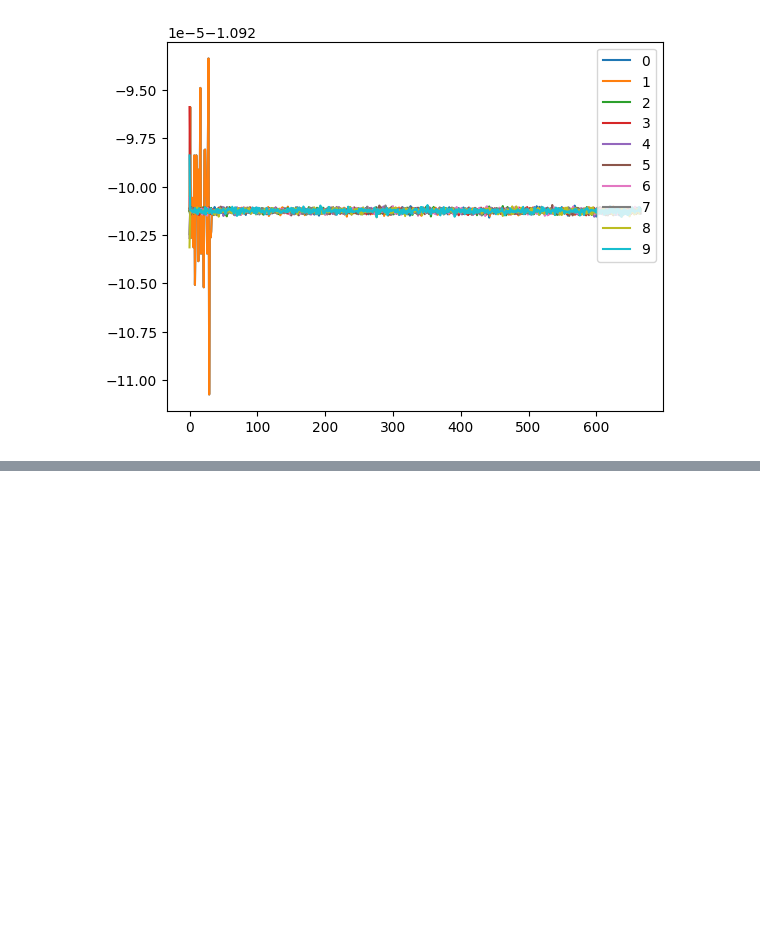
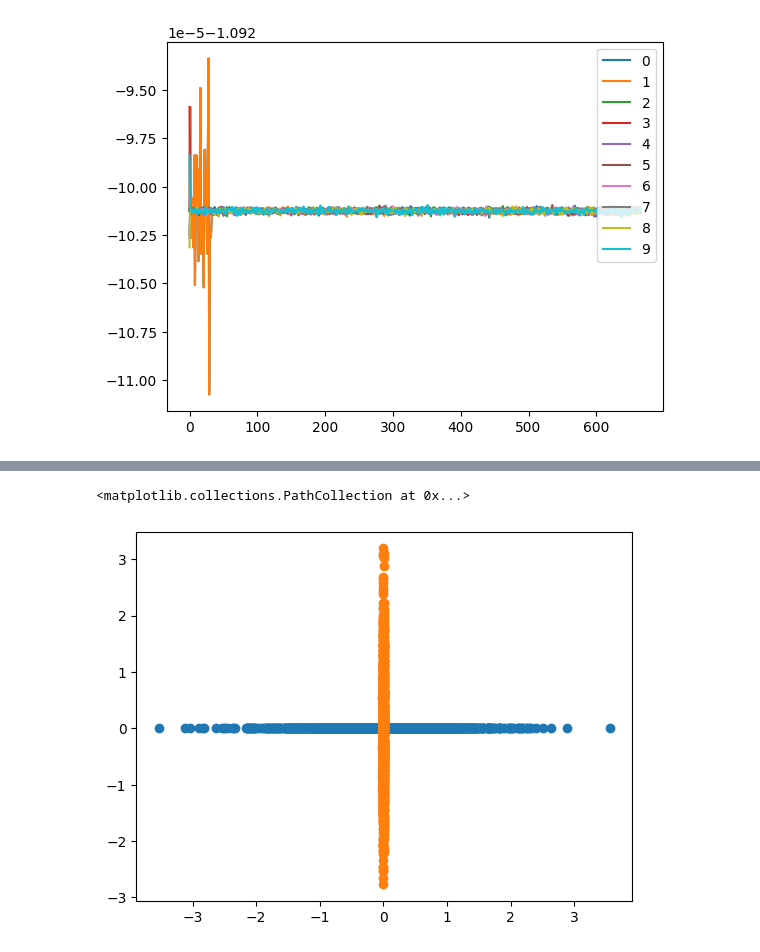
Before and after one commit to syq2012/hdx-sampling, a Jupyter notebook: Untitled1.ipynb, the cells around one changed output, grey strips where cells are left out. Drawn from its saved outputs; the diff is of its cells as text; code cells hidden in the pictures; blank space fills up the shorter version.

```diff
--- a/Untitled1.ipynb
+++ b/Untitled1.ipynb
@@ -211,0 +212,6 @@ plt.scatter(g[:, 0], g[:, 1])
+# %%
+plt.scatter(g1[:, 0], g1[:, 1])
+plt.scatter(g2[:, 0], g2[:, 1])
+# %% [output]
+<matplotlib.collections.PathCollection at 0x...>
+[figure, added]
```
Also changed, not shown: parts of 3 cells of this notebook.
